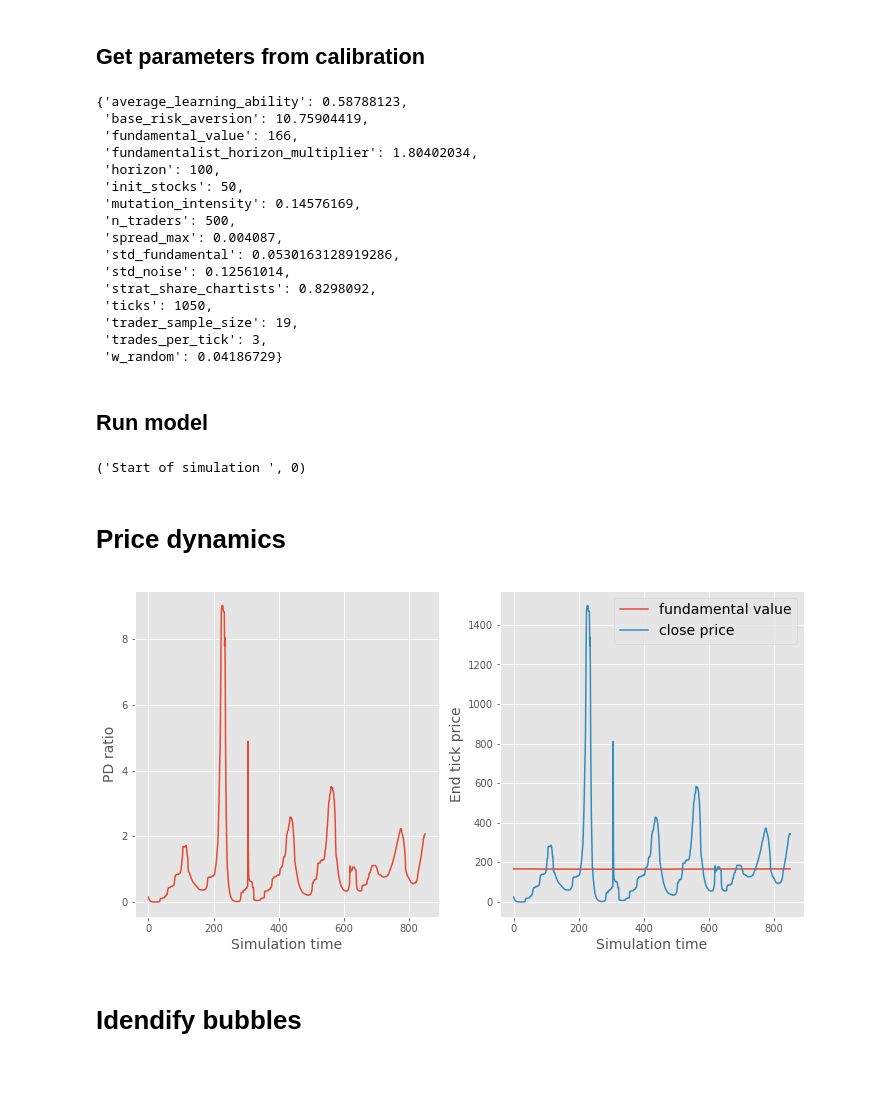
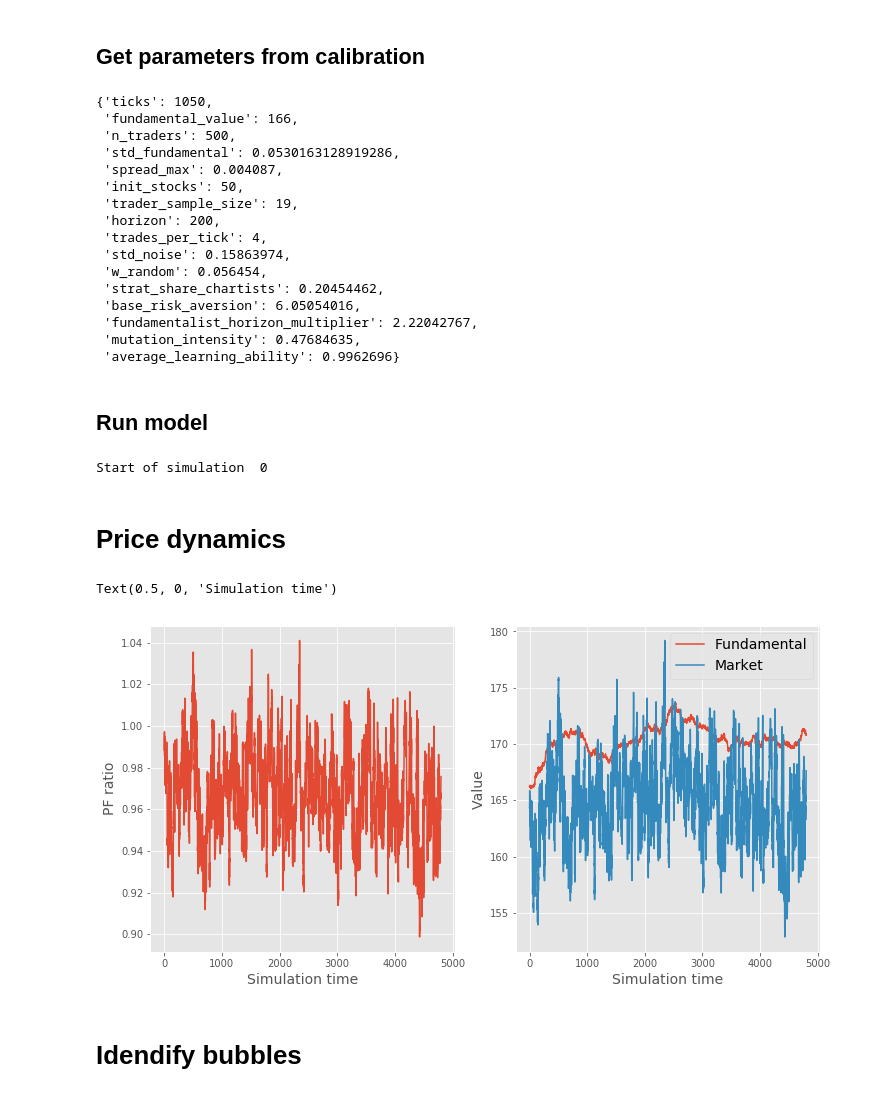
Before and after one commit to joerischasfoort/bubble-inequality, a Jupyter notebook: distribution_model_dynamics.ipynb, the cells around one changed output. Cells and saved outputs as stored; diff of their text form; code cells hidden in the pictures.

```diff
--- a/distribution_model_dynamics.ipynb
+++ b/distribution_model_dynamics.ipynb
@@ -36,3 +33,5 @@ input_parameters = [0.12561014,  0.04186729,  0.8298092 , 10.75904419,  1.804020
+# %%
+input_parameters = [0.15863974, 0.056454  , 0.20454462, 6.05054016, 2.22042767, 0.47684635, 0.9962696]
 # %%
 burn_in_period = 250
 # %%
@@ -42,26 +41,26 @@ labels = ['std_noise', 'w_random', 'strat_share_chartists', 'base_risk_aversion'
 uncertain_parameters = dict(zip(labels, input_parameters))
 params = {"ticks": 800 + burn_in_period, "fundamental_value": 166, 'n_traders': 500, 'std_fundamental': 0.0530163128919286,
           'spread_max': 0.004087, "init_stocks": 50, 'trader_sample_size': 19,
-          'horizon': 100, "trades_per_tick": 3}
+          'horizon': 200, "trades_per_tick": 4}
 params.update(uncertain_parameters)
 params
 # %% [output]
-{'average_learning_ability': 0.58788123,
- 'base_risk_aversion': 10.75904419,
+{'ticks': 1050,
  'fundamental_value': 166,
- 'fundamentalist_horizon_multiplier': 1.80402034,
- 'horizon': 100,
+ 'n_traders': 500,
+ 'std_fundamental': 0.0530163128919286,
+ 'spread_max': 0.004087,
  'init_stocks': 50,
- 'mutation_intensity': 0.14576169,
- 'n_traders': 500,
- 'spread_max': 0.004087,
- 'std_fundamental': 0.0530163128919286,
- 'std_noise': 0.12561014,
- 'strat_share_chartists': 0.8298092,
- 'ticks': 1050,
  'trader_sample_size': 19,
- 'trades_per_tick': 3,
- 'w_random': 0.04186729}
+ 'horizon': 200,
+ 'trades_per_tick': 4,
+ 'std_noise': 0.15863974,
+ 'w_random': 0.056454,
+ 'strat_share_chartists': 0.20454462,
+ 'base_risk_aversion': 6.05054016,
+ 'fundamentalist_horizon_multiplier': 2.22042767,
+ 'mutation_intensity': 0.47684635,
+ 'average_learning_ability': 0.9962696}
 # %%
 # params = {"fundamental_value": 166,
 #               "trader_sample_size": 10, "n_traders": 1000,
@@ -73,7 +72,8 @@ params
 #               "fundamentalist_horizon_multiplier": 0.2,
 #               "trades_per_tick": 4, "mutation_intensity": 0.05,
 #               "average_learning_ability": 0.8}
-#params['fundamentalist_horizon_multiplier'] = 0.6
+params['strat_share_chartists'] = 0.0
+params['average_learning_ability'] = 0.0
 # %%
 with open('parameters.json', 'w') as fp:
     json.dump(params, fp)
@@ -84,3 +82,5 @@ with open('parameters.json', 'w') as fp:
+# %%
+params['ticks'] = 5000
 # %%
 trdrs = []
 orbs = []
@@ -90,7 +90,7 @@ for seed in range(NRUNS):
     trdrs.append(traders)
     orbs.append(orderbook)
 # %% [output]
-('Start of simulation ', 0)
+Start of simulation  0
 # %% [markdown]
 # Price dynamics
 # %%
@@ -100,22 +100,23 @@ y = pd.Series(mc_prices[0][:-1] / mc_fundamentals[0])
 # %%
 fig, (ax1, ax2) = plt.subplots(1, 2, figsize=(12,6))
 
 #ax1.plot(mc_returns.index, mc_returns[1], label='returns')
-ax1.plot(y.index, y, label='returns')
+ax1.plot(y.index, y, label='pf ratio')
 
 ax1.set_xlabel('Simulation time', fontsize='14')
-ax1.set_ylabel('PD ratio', fontsize='14')
+ax1.set_ylabel('PF ratio', fontsize='14')
 
-ax2.plot(mc_fundamentals.index, mc_fundamentals[0], label='fundamental value')
-ax2.plot(mc_prices.index, mc_prices[0], label='close price')
+ax2.plot(mc_fundamentals.index, mc_fundamentals[0], label='Fundamental')
+ax2.plot(mc_prices.index, mc_prices[0], label='Market')
 
-ax2.set_ylabel('End tick price', fontsize='14')
+ax2.set_ylabel('Value', fontsize='14')
 ax2.legend(loc='best', fontsize='14')
 ax2.set_xlabel('Simulation time', fontsize='14')
 
-fig.savefig('prices_and_returns.png')
+#fig.savefig('prices_and_returns.png')
 # %% [output]
+Text(0.5, 0, 'Simulation time')
-[figure, old version]
+[figure, new version]
 # %% [markdown]
 # Idendify bubbles
 # %%
```
Also changed, not shown: parts of 23 cells of this notebook, 6 other files.
